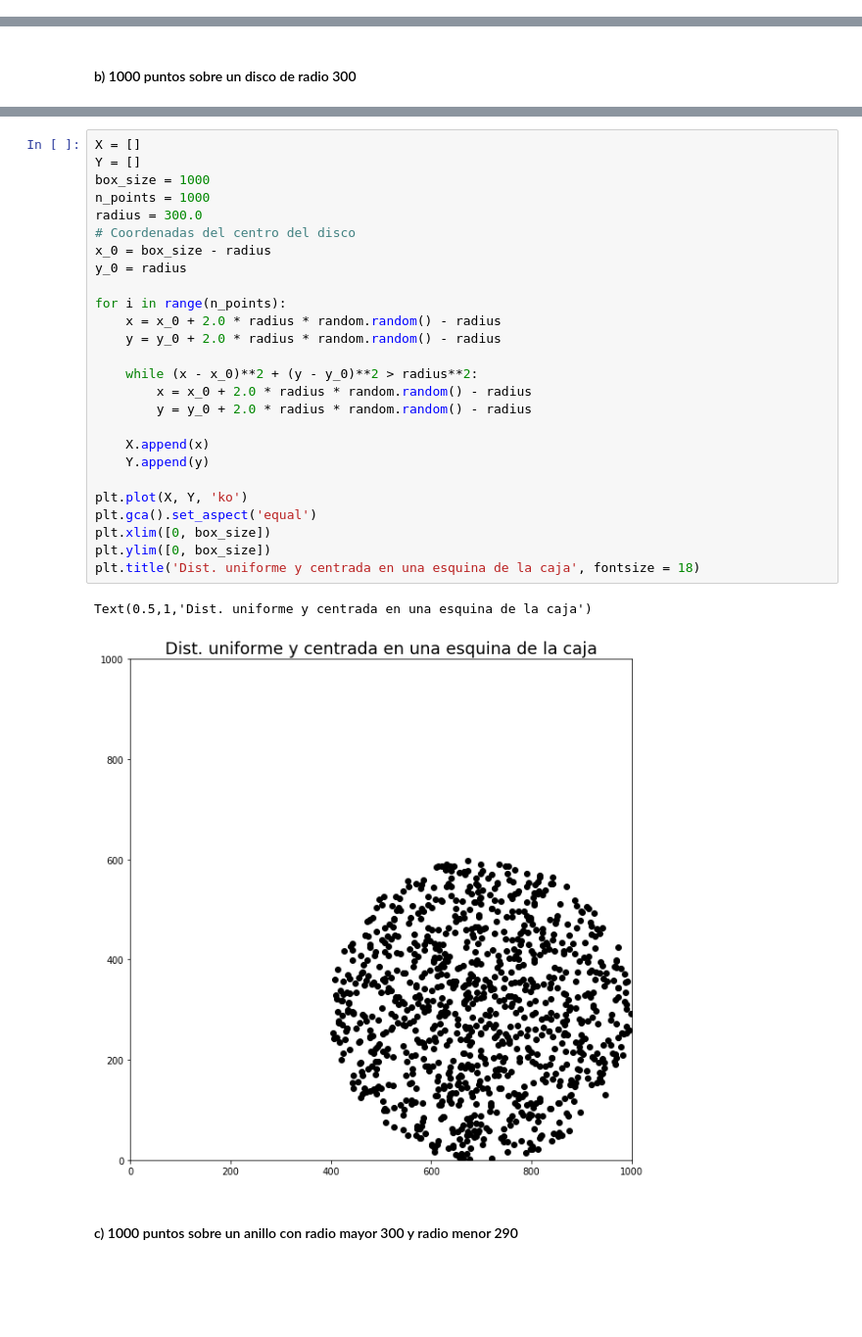
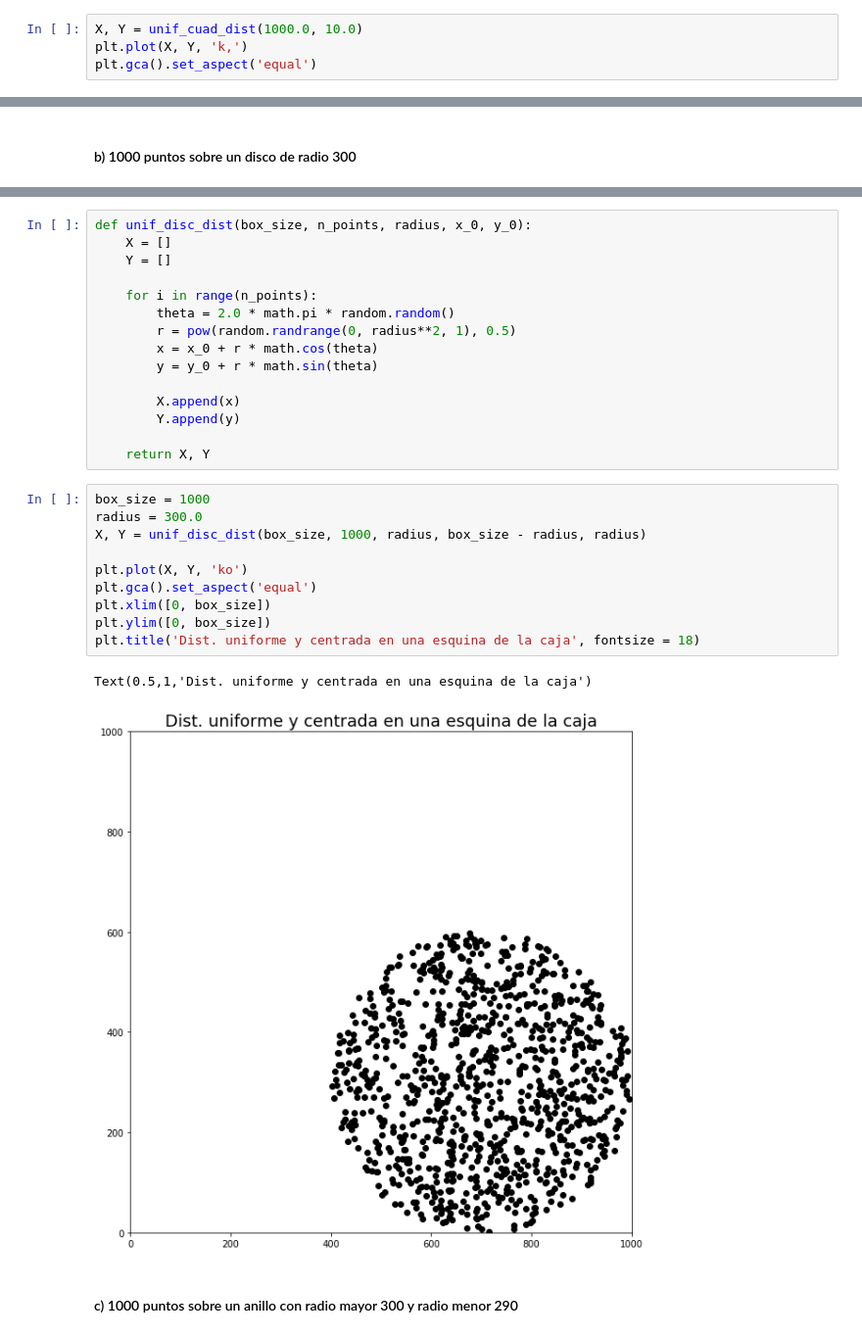
Before and after one commit to CosmoStats/cosmostats2018-Pagutri, a Jupyter notebook: 2daParte/Ejercicio2/ejercicios_2.ipynb, the cells around one changed output, grey strips where cells are left out. Shown: that part at 98% size. Drawn from its saved outputs; the diff is of its cells as text; blank space fills up the shorter version.

```diff
--- a/2daParte/Ejercicio2/ejercicios_2.ipynb
+++ b/2daParte/Ejercicio2/ejercicios_2.ipynb
@@ -26,0 +27,4 @@ plt.gca().set_aspect('equal')
+# %%
+X, Y = unif_cuad_dist(1000.0, 10.0)
+plt.plot(X, Y, 'k,')
+plt.gca().set_aspect('equal')
@@ -56,32 +62,31 @@ Text(0.5,1,'Dist. no uniforme y centrada en el centro de la caja')
+# %%
+def unif_disc_dist(box_size, n_points, radius, x_0, y_0):
+    X = []
+    Y = []
+
+    for i in range(n_points):
+        theta = 2.0 * math.pi * random.random()
+        r = pow(random.randrange(0, radius**2, 1), 0.5)
+        x = x_0 + r * math.cos(theta)
+        y = y_0 + r * math.sin(theta)
+
+        X.append(x)
+        Y.append(y)
+
+    return X, Y
 # %%
-X = []
-Y = []
 box_size = 1000
-n_points = 1000
 radius = 300.0
-# Coordenadas del centro del disco
-x_0 = box_size - radius
-y_0 = radius
-
-for i in range(n_points):
-    x = x_0 + 2.0 * radius * random.random() - radius
-    y = y_0 + 2.0 * radius * random.random() - radius
-
-    while (x - x_0)**2 + (y - y_0)**2 > radius**2:
-        x = x_0 + 2.0 * radius * random.random() - radius
-        y = y_0 + 2.0 * radius * random.random() - radius
-
-    X.append(x)
-    Y.append(y)
+X, Y = unif_disc_dist(box_size, 1000, radius, box_size - radius, radius)
 
 plt.plot(X, Y, 'ko')
 plt.gca().set_aspect('equal')
 plt.xlim([0, box_size])
 plt.ylim([0, box_size])
 plt.title('Dist. uniforme y centrada en una esquina de la caja', fontsize = 18)
 # %% [output]
 Text(0.5,1,'Dist. uniforme y centrada en una esquina de la caja')
-[figure, old version]
+[figure, new version]
 # %% [markdown]
 #### c) 1000 puntos sobre un anillo con radio mayor 300 y radio menor 290
 # %%
```
Also changed, not shown: parts of 11 cells of this notebook.
